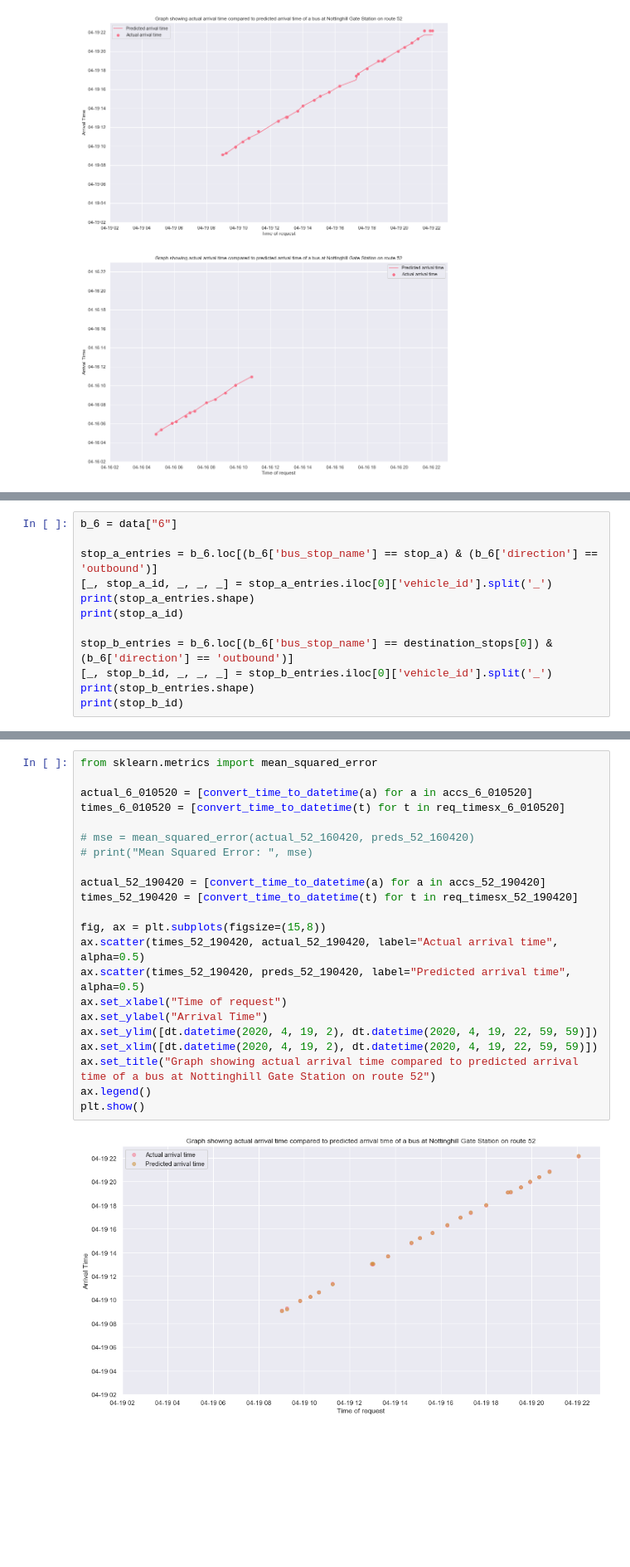
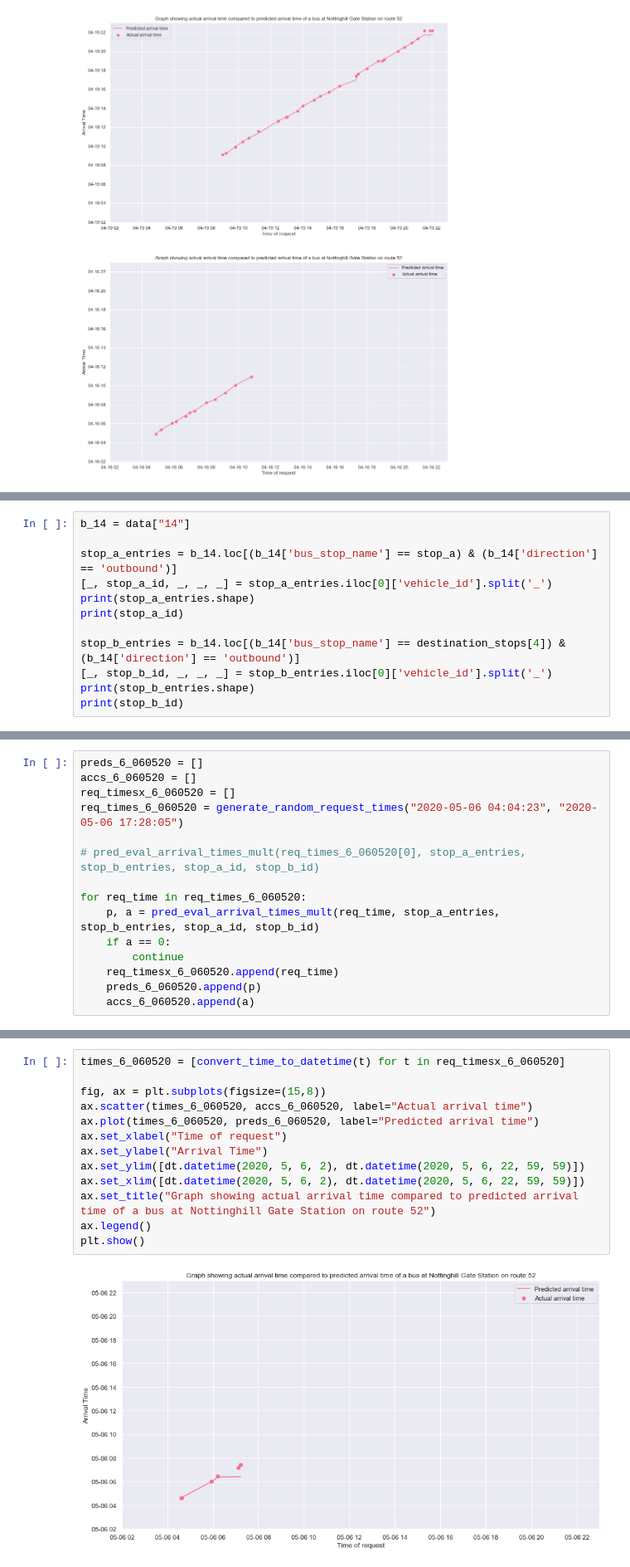
Before and after one commit to serenelc/individual-project-beng, a Jupyter notebook: historical-models.ipynb, the cells around one changed output, grey strips where cells are left out. Shown at 83% size. Cells and saved outputs as stored; diff of their text form; blank space fills up the shorter version.

Commit message:
generates random list of request times, trying to experiment with gap size

```diff
--- a/historical-models.ipynb
+++ b/historical-models.ipynb
@@ -586,12 +604,12 @@ destiation stops:  ['Whitmore Gardens', "Queen's Park Station", 'Church Street M
 # %%
-b_6 = data["6"]
+b_14 = data["14"]
 
-stop_a_entries = b_6.loc[(b_6['bus_stop_name'] == stop_a) & (b_6['direction'] == 'outbound')]
+stop_a_entries = b_14.loc[(b_14['bus_stop_name'] == stop_a) & (b_14['direction'] == 'outbound')]
 [_, stop_a_id, _, _, _] = stop_a_entries.iloc[0]['vehicle_id'].split('_')
 print(stop_a_entries.shape)
 print(stop_a_id)
 
-stop_b_entries = b_6.loc[(b_6['bus_stop_name'] == destination_stops[0]) & (b_6['direction'] == 'outbound')]
+stop_b_entries = b_14.loc[(b_14['bus_stop_name'] == destination_stops[4]) & (b_14['direction'] == 'outbound')]
 [_, stop_b_id, _, _, _] = stop_b_entries.iloc[0]['vehicle_id'].split('_')
 print(stop_b_entries.shape)
 print(stop_b_id)
@@ -622,0 +621,15 @@ Couldn't find any journeys
+# %%
+preds_6_060520 = []
+accs_6_060520 = []
+req_timesx_6_060520 = []
+req_times_6_060520 = generate_random_request_times("2020-05-06 04:04:23", "2020-05-06 17:28:05")
+
+# pred_eval_arrival_times_mult(req_times_6_060520[0], stop_a_entries, stop_b_entries, stop_a_id, stop_b_id)
+
+for req_time in req_times_6_060520:
+    p, a = pred_eval_arrival_times_mult(req_time, stop_a_entries, stop_b_entries, stop_a_id, stop_b_id)
+    if a == 0:
+        continue
+    req_timesx_6_060520.append(req_time)
+    preds_6_060520.append(p)
+    accs_6_060520.append(a)
@@ -623,24 +654,15 @@ Couldn't find any journeys
 # %%
-from sklearn.metrics import mean_squared_error
-
-actual_6_010520 = [convert_time_to_datetime(a) for a in accs_6_010520]
-times_6_010520 = [convert_time_to_datetime(t) for t in req_timesx_6_010520]
-
-# mse = mean_squared_error(actual_52_160420, preds_52_160420)
-# print("Mean Squared Error: ", mse)
-
-actual_52_190420 = [convert_time_to_datetime(a) for a in accs_52_190420]
-times_52_190420 = [convert_time_to_datetime(t) for t in req_timesx_52_190420]
+times_6_060520 = [convert_time_to_datetime(t) for t in req_timesx_6_060520]
 
 fig, ax = plt.subplots(figsize=(15,8))
-ax.scatter(times_52_190420, actual_52_190420, label="Actual arrival time", alpha=0.5)
-ax.scatter(times_52_190420, preds_52_190420, label="Predicted arrival time", alpha=0.5)
+ax.scatter(times_6_060520, accs_6_060520, label="Actual arrival time")
+ax.plot(times_6_060520, preds_6_060520, label="Predicted arrival time")
 ax.set_xlabel("Time of request")
 ax.set_ylabel("Arrival Time")
-ax.set_ylim([dt.datetime(2020, 4, 19, 2), dt.datetime(2020, 4, 19, 22, 59, 59)])
-ax.set_xlim([dt.datetime(2020, 4, 19, 2), dt.datetime(2020, 4, 19, 22, 59, 59)])
+ax.set_ylim([dt.datetime(2020, 5, 6, 2), dt.datetime(2020, 5, 6, 22, 59, 59)])
+ax.set_xlim([dt.datetime(2020, 5, 6, 2), dt.datetime(2020, 5, 6, 22, 59, 59)])
 ax.set_title("Graph showing actual arrival time compared to predicted arrival time of a bus at Nottinghill Gate Station on route 52")
 ax.legend()
 plt.show()
 # %% [output]
-[figure, old version]
+[figure, new version]
```
Also changed, not shown: parts of 8 cells of this notebook, 41 other files.
